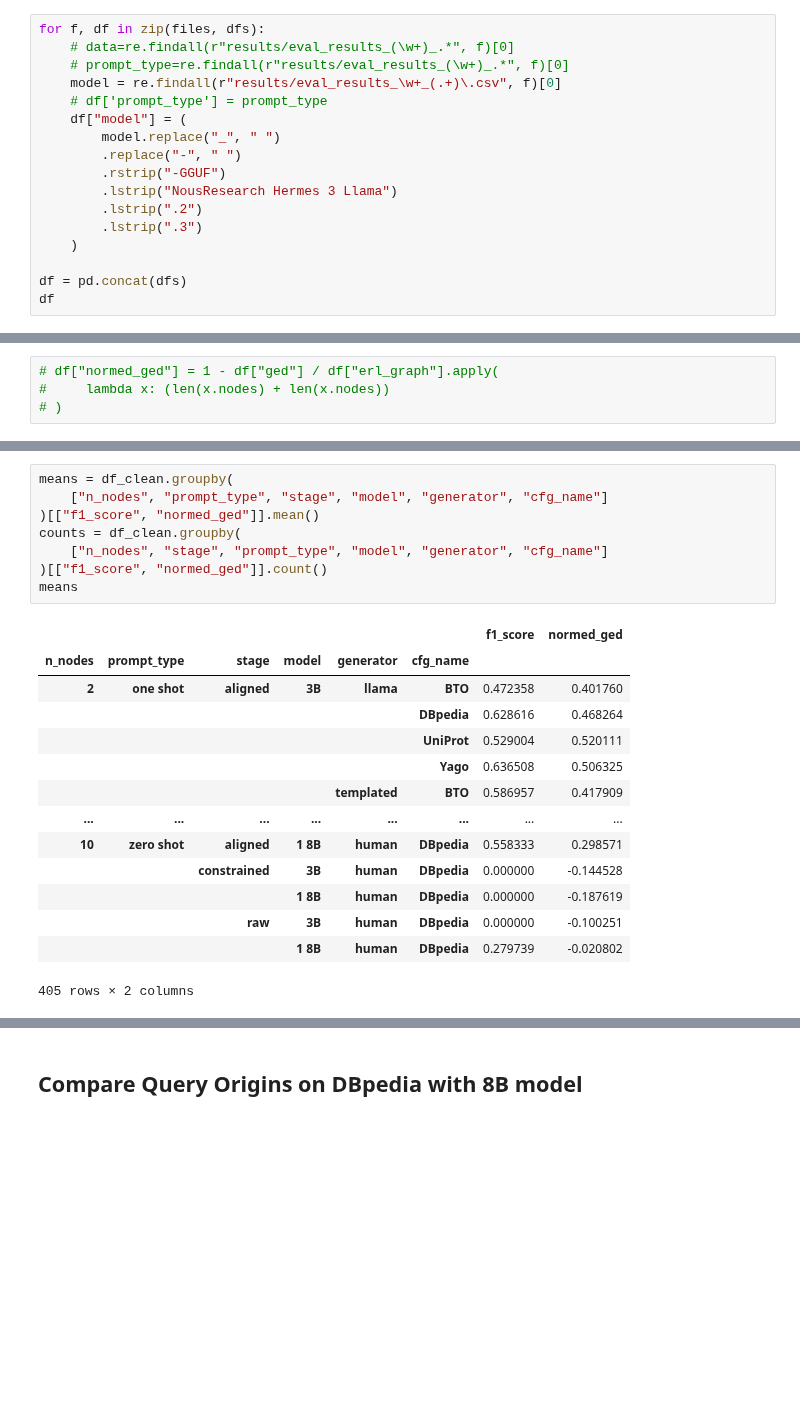
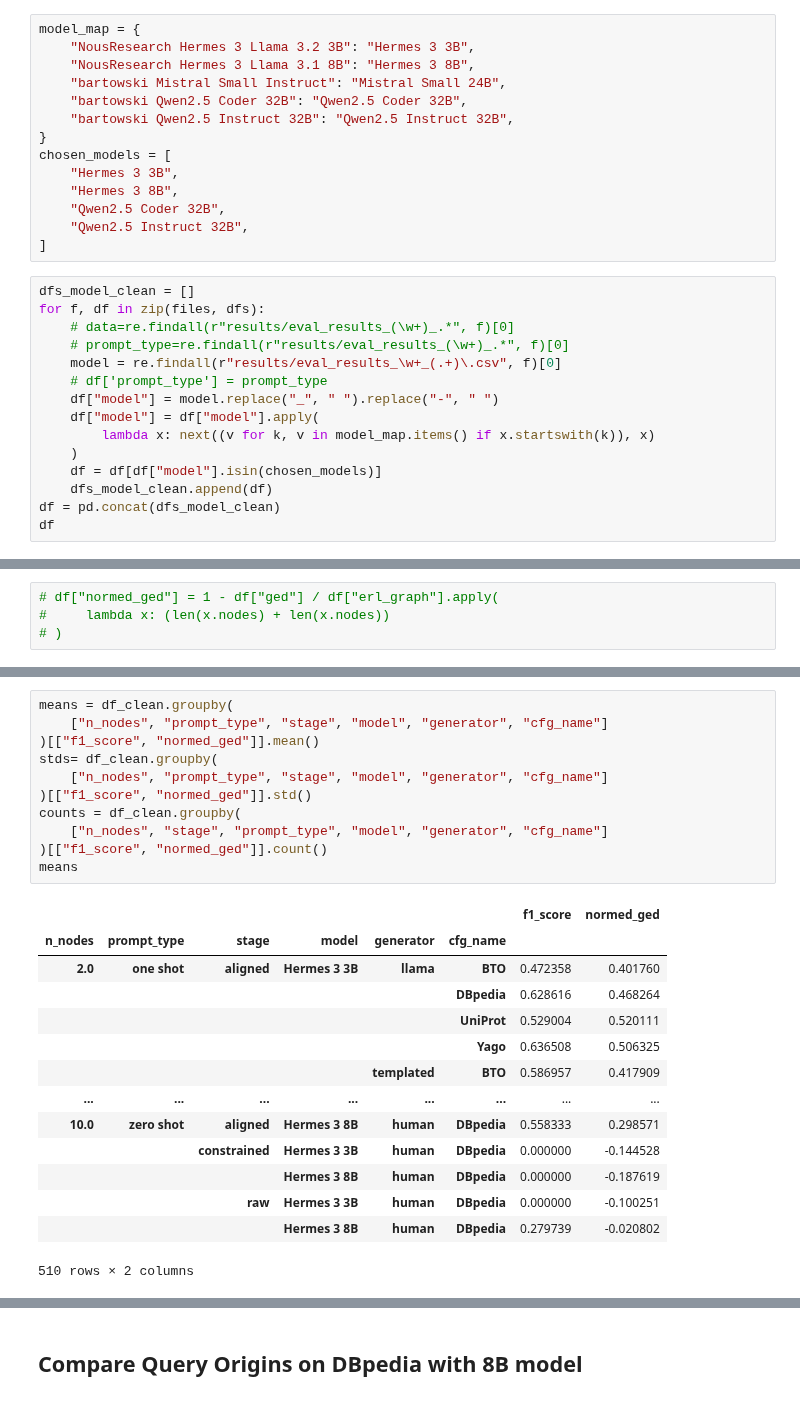
Before and after one commit to hereditary-eu/OnSET, a Jupyter notebook: exploration/querying/result-parse.ipynb, the cells around one changed output, grey strips where cells are left out. Cells and saved outputs as stored; diff of their text form; blank space fills up the shorter version.

```diff
--- a/exploration/querying/result-parse.ipynb
+++ b/exploration/querying/result-parse.ipynb
@@ -58,22 +59,34 @@ def graph_from_erl(erl: qg.EnrichedEntitiesRelations):
             label=link.relation,
         )
     return G
+# %%
+model_map = {
+    "NousResearch Hermes 3 Llama 3.2 3B": "Hermes 3 3B",
+    "NousResearch Hermes 3 Llama 3.1 8B": "Hermes 3 8B",
+    "bartowski Mistral Small Instruct": "Mistral Small 24B",
+    "bartowski Qwen2.5 Coder 32B": "Qwen2.5 Coder 32B",
+    "bartowski Qwen2.5 Instruct 32B": "Qwen2.5 Instruct 32B",
+}
+chosen_models = [
+    "Hermes 3 3B",
+    "Hermes 3 8B",
+    "Qwen2.5 Coder 32B",
+    "Qwen2.5 Instruct 32B",
+]
 # %%
+dfs_model_clean = []
 for f, df in zip(files, dfs):
     # data=re.findall(r"results/eval_results_(\w+)_.*", f)[0]
     # prompt_type=re.findall(r"results/eval_results_(\w+)_.*", f)[0]
     model = re.findall(r"results/eval_results_\w+_(.+)\.csv", f)[0]
     # df['prompt_type'] = prompt_type
-    df["model"] = (
-        model.replace("_", " ")
-        .replace("-", " ")
-        .rstrip("-GGUF")
-        .lstrip("NousResearch Hermes 3 Llama")
-        .lstrip(".2")
-        .lstrip(".3")
+    df["model"] = model.replace("_", " ").replace("-", " ")
+    df["model"] = df["model"].apply(
+        lambda x: next((v for k, v in model_map.items() if x.startswith(k)), x)
     )
-
-df = pd.concat(dfs)
+    df = df[df["model"].isin(chosen_models)]
+    dfs_model_clean.append(df)
+df = pd.concat(dfs_model_clean)
 df
 # %% [output]
 |  | f1_score | precision | recall | f1_score_rel | precision_rel | recall_rel | ged | normed_ged | response | ... |
@@ -153,23 +154,26 @@ df_clean["generator"].unique(), df_clean["model"].unique()
 # %%
 means = df_clean.groupby(
     ["n_nodes", "prompt_type", "stage", "model", "generator", "cfg_name"]
 )[["f1_score", "normed_ged"]].mean()
+stds= df_clean.groupby(
+    ["n_nodes", "prompt_type", "stage", "model", "generator", "cfg_name"]
+)[["f1_score", "normed_ged"]].std()
 counts = df_clean.groupby(
     ["n_nodes", "stage", "prompt_type", "model", "generator", "cfg_name"]
 )[["f1_score", "normed_ged"]].count()
 means
 # %% [output]
 |  |  |  |  |  |  | f1_score | normed_ged |
 | n_nodes | prompt_type | stage | model | generator | cfg_name |  |  |
-| 2 | one shot | aligned | 3B | llama | BTO | 0.472358 | 0.401760 |
+| 2.0 | one shot | aligned | Hermes 3 3B | llama | BTO | 0.472358 | 0.401760 |
 |  |  |  |  |  | DBpedia | 0.628616 | 0.468264 |
 |  |  |  |  |  | UniProt | 0.529004 | 0.520111 |
 |  |  |  |  |  | Yago | 0.636508 | 0.506325 |
 |  |  |  |  | templated | BTO | 0.586957 | 0.417909 |
 | ... | ... | ... | ... | ... | ... | ... | ... |
-| 10 | zero shot | aligned | 1 8B | human | DBpedia | 0.558333 | 0.298571 |
-|  |  | constrained | 3B | human | DBpedia | 0.000000 | -0.144528 |
-|  |  |  | 1 8B | human | DBpedia | 0.000000 | -0.187619 |
-|  |  | raw | 3B | human | DBpedia | 0.000000 | -0.100251 |
-|  |  |  | 1 8B | human | DBpedia | 0.279739 | -0.020802 |
+| 10.0 | zero shot | aligned | Hermes 3 8B | human | DBpedia | 0.558333 | 0.298571 |
+|  |  | constrained | Hermes 3 3B | human | DBpedia | 0.000000 | -0.144528 |
+|  |  |  | Hermes 3 8B | human | DBpedia | 0.000000 | -0.187619 |
+|  |  | raw | Hermes 3 3B | human | DBpedia | 0.000000 | -0.100251 |
+|  |  |  | Hermes 3 8B | human | DBpedia | 0.279739 | -0.020802 |
-405 rows × 2 columns
+510 rows × 2 columns
```
Also changed, not shown: parts of 24 cells of this notebook, 25 other files.
